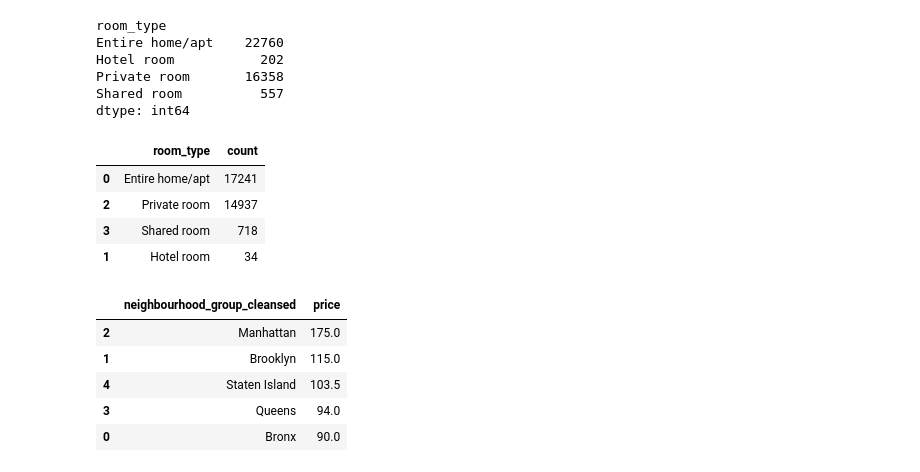
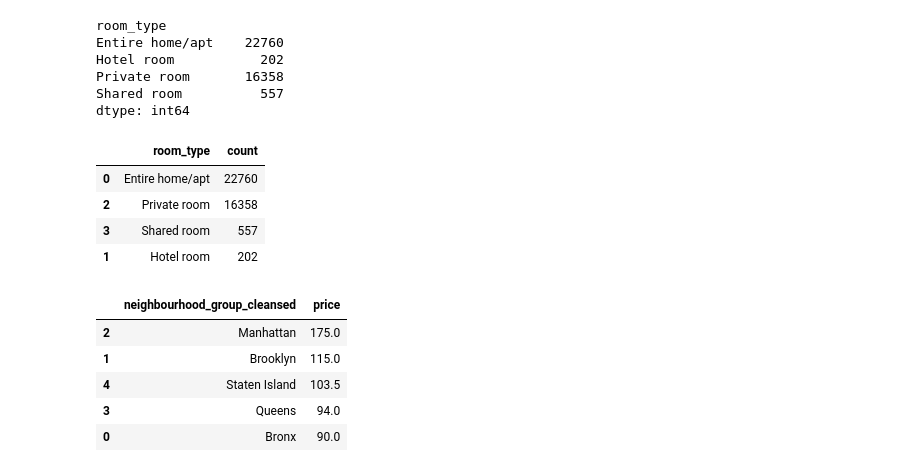
Before and after one commit to chrismouton/sb-dataanalytics, a Jupyter notebook: capstone/Capstone_Project_ChrisMouton.ipynb, the cells around one changed output. Saved outputs shown, nothing was run; the diff lists cells and outputs as text; code cells hidden in the pictures.

```diff
--- a/capstone/Capstone_Project_ChrisMouton.ipynb
+++ b/capstone/Capstone_Project_ChrisMouton.ipynb
@@ -245,14 +233,22 @@ Private room       16358
 Shared room          557
 dtype: int64
 # %%
+'''
+### THIS CODE IS USED WHEN DEALING WITH Airbnb_Open_Data.csv
+### The section of code is used to show that the work was done against the original data set.
+
 ## Which room type adheres to more strict cancellation policy
-airbnb_data.groupby("room_type")["cancellation_policy"].apply(lambda x: (x=="strict").sum()).reset_index(name="count").sort_values("count", ascending=False)
+airbnb_data.groupby("room_type")["cancellation_policy"].apply(lambda x: (x=="strict").sum()).reset_index(name="sum").sort_values("sum", ascending=False)
+'''
+
+## Which room type is listed most by super hosts
+airbnb_data.groupby("room_type")["host_is_superhost"].apply(lambda x: (x=="t").count()).reset_index(name="count").sort_values("count", ascending=False)
 # %% [output]
 |  | room_type | count |
-| 0 | Entire home/apt | 17241 |
-| 2 | Private room | 14937 |
-| 3 | Shared room | 718 |
-| 1 | Hotel room | 34 |
+| 0 | Entire home/apt | 22760 |
+| 2 | Private room | 16358 |
+| 3 | Shared room | 557 |
+| 1 | Hotel room | 202 |
 # %%
 ## List the prices by neighbourhood group and also mention which is the most expensive neighbourhood group for rentals
 airbnb_data.groupby("neighbourhood_group_cleansed")[["price"]].median().reset_index().sort_values("price", ascending=False)
```
Also changed, not shown: parts of 6 cells of this notebook.
